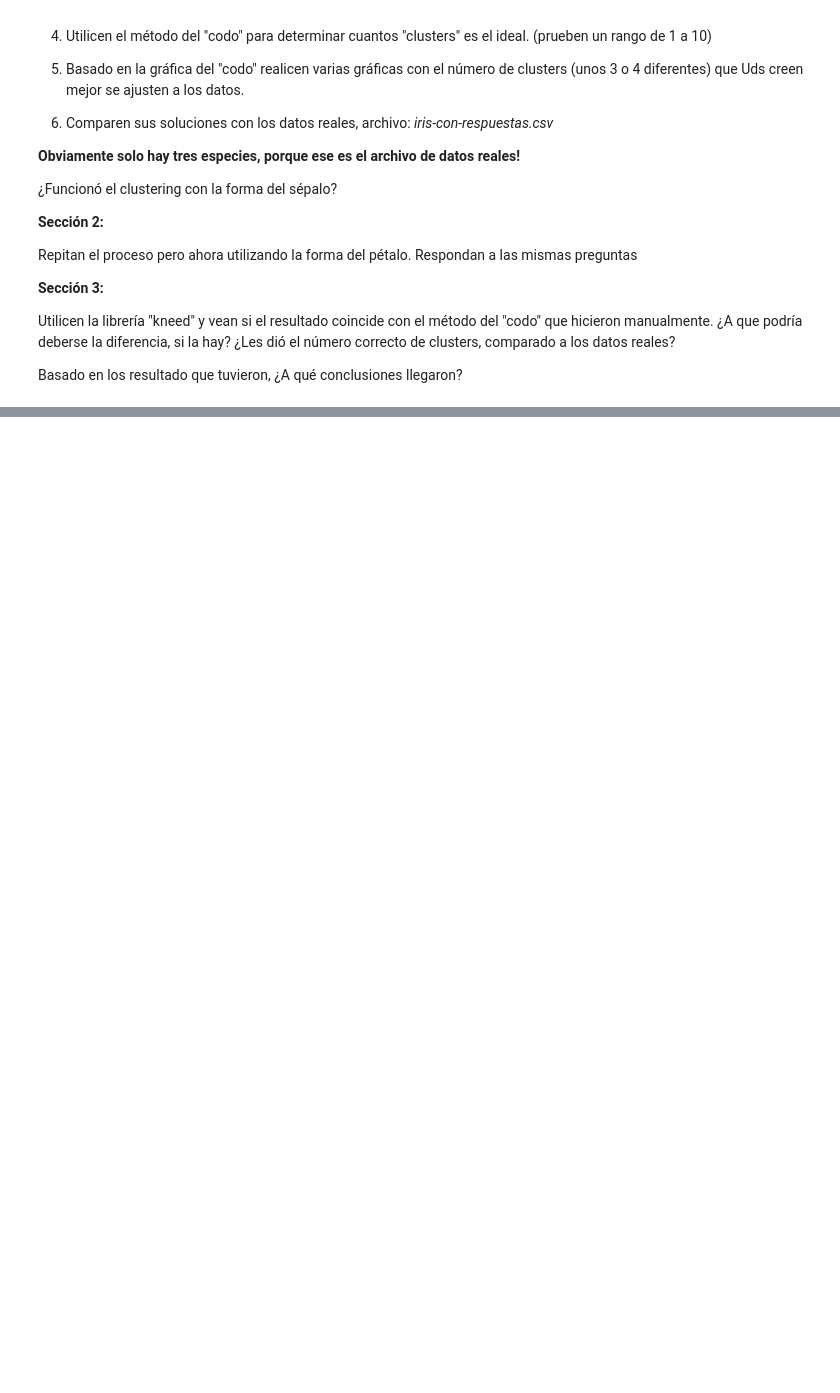
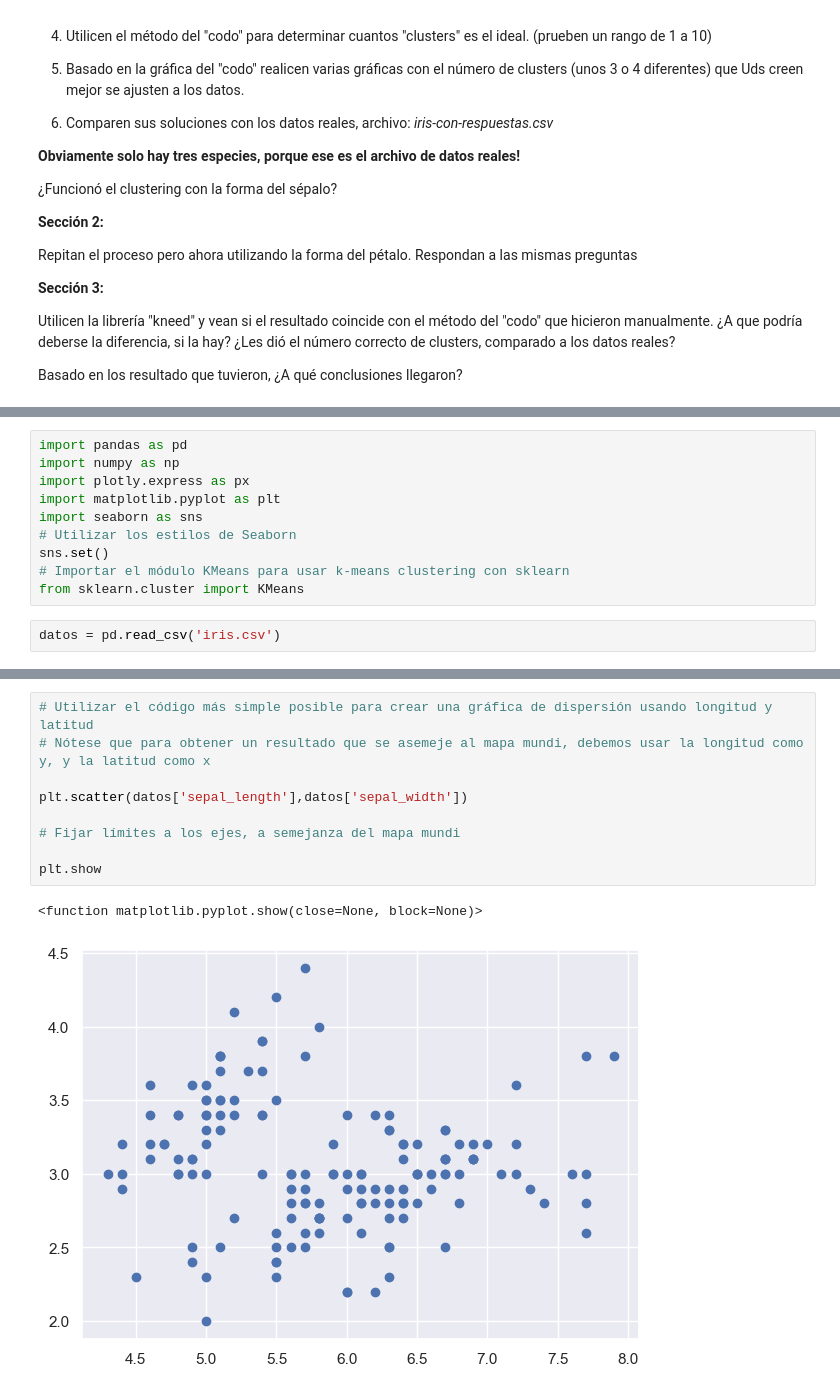
Before and after one commit to Diego-CB/HT4-Mineria, a Jupyter notebook: Laboratorio 4. Segmentacion_Especies_con_Cluster_Analysis.ipynb, the cells around one changed output, grey strips where cells are left out. Saved outputs shown, nothing was run; the diff lists cells and outputs as text; blank space fills up the shorter version.

```diff
--- a/Laboratorio 4. Segmentacion_Especies_con_Cluster_Analysis.ipynb
+++ b/Laboratorio 4. Segmentacion_Especies_con_Cluster_Analysis.ipynb
@@ -42,0 +45,12 @@ Basado en los resultado que tuvieron, ¿A qué conclusiones llegaron?
+# %%
+import pandas as pd
+import numpy as np
+import plotly.express as px
+import matplotlib.pyplot as plt
+import seaborn as sns
+# Utilizar los estilos de Seaborn
+sns.set()
+# Importar el módulo KMeans para usar k-means clustering con sklearn
+from sklearn.cluster import KMeans
+# %%
+datos = pd.read_csv('iris.csv')
@@ -42,0 +67,12 @@ Basado en los resultado que tuvieron, ¿A qué conclusiones llegaron?
+# %%
+# Utilizar el código más simple posible para crear una gráfica de dispersión usando longitud y latitud
+# Nótese que para obtener un resultado que se asemeje al mapa mundi, debemos usar la longitud como y, y la latitud como x
+
+plt.scatter(datos['sepal_length'],datos['sepal_width'])
+
+# Fijar límites a los ejes, a semejanza del mapa mundi
+
+plt.show
+# %% [output]
+<function matplotlib.pyplot.show(close=None, block=None)>
+[figure, added]
```
Also changed, not shown: parts of 19 cells of this notebook.
